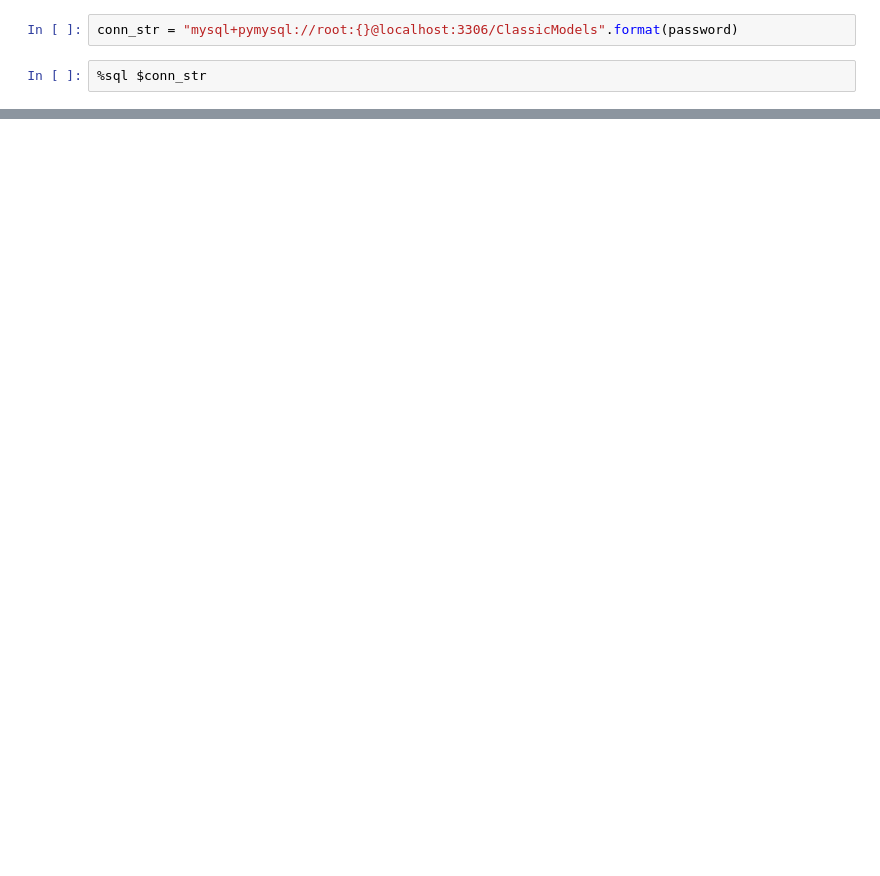
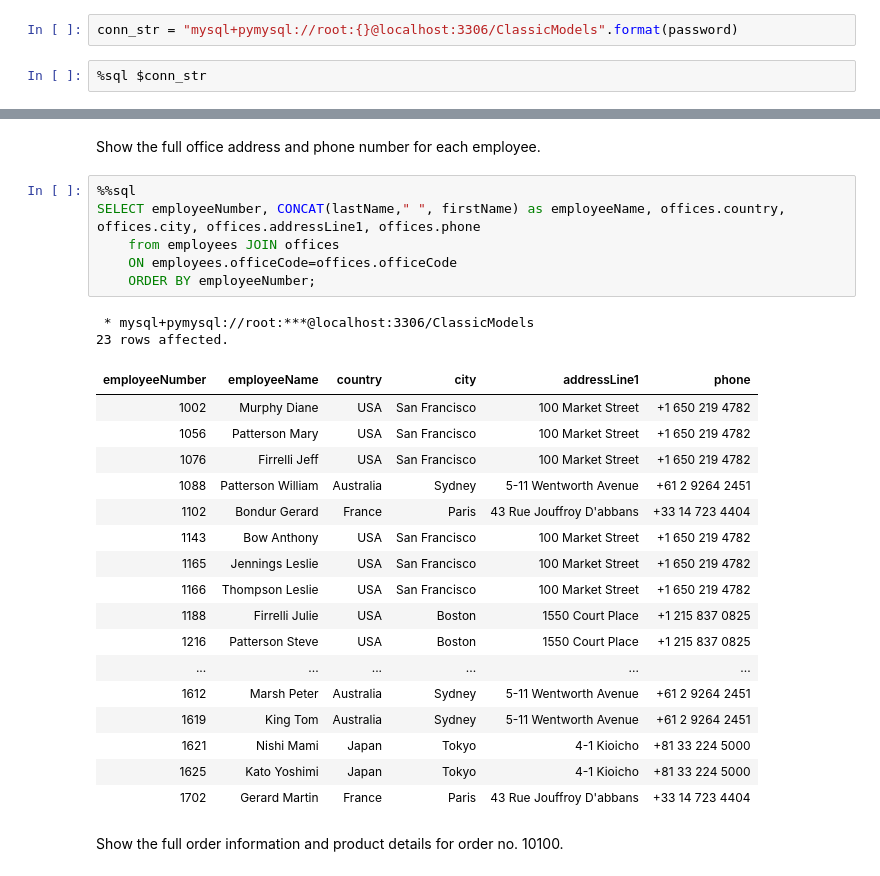
Before and after one commit to Ujstor/Data-Science-Introduction, a Jupyter notebook: 04_SQL/aggAndJoins.ipynb, the cells around one changed output, grey strips where cells are left out. Saved outputs shown, nothing was run; the diff lists cells and outputs as text; blank space fills up the shorter version.

Commit message:
Aggregation and Joins

```diff
--- a/04_SQL/aggAndJoins.ipynb
+++ b/04_SQL/aggAndJoins.ipynb
@@ -37,0 +340,30 @@ conn_str = "mysql+pymysql://root:{}@localhost:3306/ClassicModels".format(passwor
+# %% [markdown]
+Show the full office address and phone number for each employee.
+# %%
+%%sql
+SELECT employeeNumber, CONCAT(lastName," ", firstName) as employeeName, offices.country, offices.city, offices.addressLine1, offices.phone
+    from employees JOIN offices
+    ON employees.officeCode=offices.officeCode
+    ORDER BY employeeNumber;
+# %% [output]
+ * mysql+pymysql://root:***@localhost:3306/ClassicModels
+23 rows affected.
+| employeeNumber | employeeName | country | city | addressLine1 | phone |
+| 1002 | Murphy Diane | USA | San Francisco | 100 Market Street | +1 650 219 4782 |
+| 1056 | Patterson Mary | USA | San Francisco | 100 Market Street | +1 650 219 4782 |
+| 1076 | Firrelli Jeff | USA | San Francisco | 100 Market Street | +1 650 219 4782 |
+| 1088 | Patterson William | Australia | Sydney | 5-11 Wentworth Avenue | +61 2 9264 2451 |
+| 1102 | Bondur Gerard | France | Paris | 43 Rue Jouffroy D'abbans | +33 14 723 4404 |
+| 1143 | Bow Anthony | USA | San Francisco | 100 Market Street | +1 650 219 4782 |
+| 1165 | Jennings Leslie | USA | San Francisco | 100 Market Street | +1 650 219 4782 |
+| 1166 | Thompson Leslie | USA | San Francisco | 100 Market Street | +1 650 219 4782 |
+| 1188 | Firrelli Julie | USA | Boston | 1550 Court Place | +1 215 837 0825 |
+| 1216 | Patterson Steve | USA | Boston | 1550 Court Place | +1 215 837 0825 |
+| ... | ... | ... | ... | ... | ... |
+| 1612 | Marsh Peter | Australia | Sydney | 5-11 Wentworth Avenue | +61 2 9264 2451 |
+| 1619 | King Tom | Australia | Sydney | 5-11 Wentworth Avenue | +61 2 9264 2451 |
+| 1621 | Nishi Mami | Japan | Tokyo | 4-1 Kioicho | +81 33 224 5000 |
+| 1625 | Kato Yoshimi | Japan | Tokyo | 4-1 Kioicho | +81 33 224 5000 |
+| 1702 | Gerard Martin | France | Paris | 43 Rue Jouffroy D'abbans | +33 14 723 4404 |
+# %% [markdown]
+Show the full order information and product details for order no. 10100.
```
Also changed, not shown: parts of 37 cells of this notebook, 1 other file.
